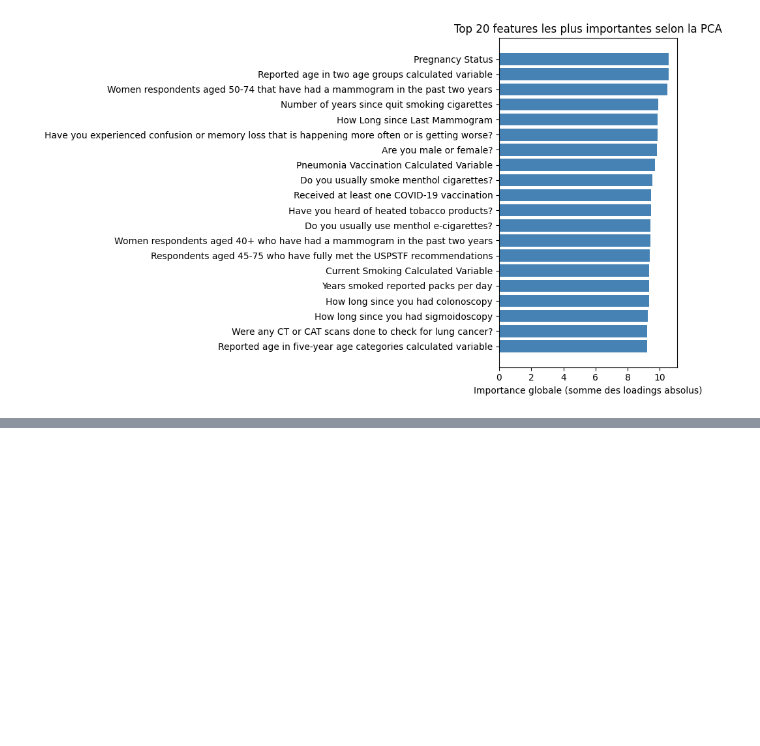
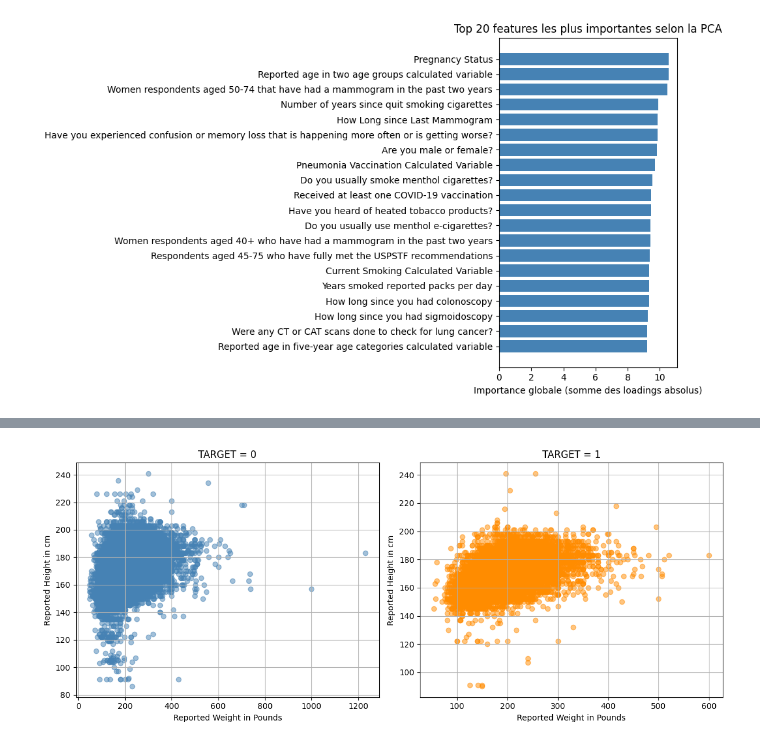
Before and after one commit to thomasdepic/mini-hackaton-gros-camtars, a Jupyter notebook: data_analytics.ipynb, the cells around one changed output, grey strips where cells are left out. Saved outputs shown, nothing was run; the diff lists cells and outputs as text; code cells hidden in the pictures; blank space fills up the shorter version.

```diff
--- a/data_analytics.ipynb
+++ b/data_analytics.ipynb
@@ -292,0 +444,5 @@ plt.show()
+# %%
+# Scatter poids vs taille
+scatter_by_target(features, target, "WEIGHT2", "HEIGHT3", parsed_dict=parsed_dict)
+# %% [output]
+[figure, added]
```
Also changed, not shown: parts of 16 cells of this notebook.
